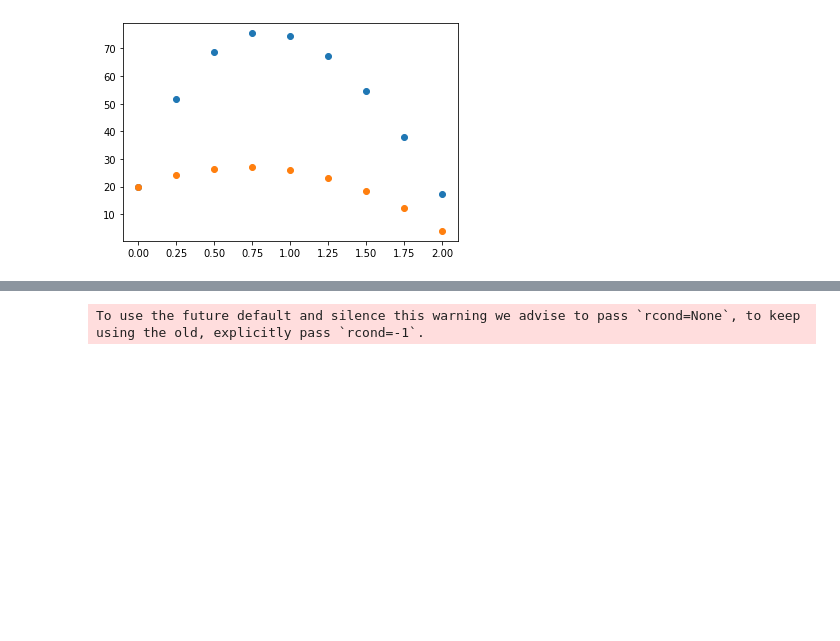
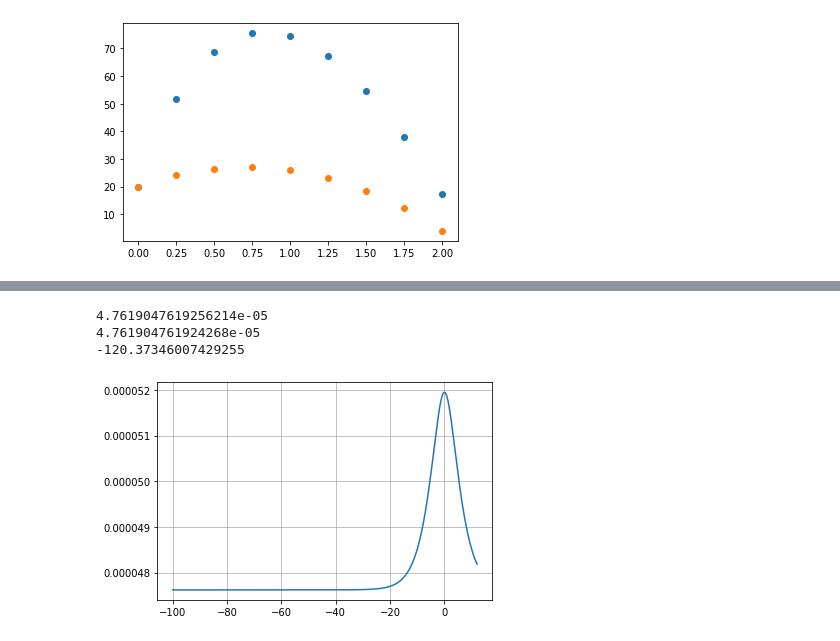
Before and after one commit to Riladavin/SystemOfComputerMathematics, a Jupyter notebook: SCM.ipynb, the cells around one changed output, grey strips where cells are left out. Cells and saved outputs as stored; diff of their text form; code cells hidden in the pictures; blank space fills up the shorter version.

```diff
--- a/SCM.ipynb
+++ b/SCM.ipynb
@@ -46,7 +46,8 @@ from scipy.optimize import minimize_scalar
 def f(_lambda, C, x):
     return C[0] + C[1] * x + C[2] * (x ** 2) + C[3] * (np.e ** (_lambda * x))
 
-def solve_1(_lambda):
+
+def get_lstsq(_lambda, y_test):
     #Создаём матрицу
     A =  np.ones((m, 4), dtype=float)
     A[:, 1] = x_test
@@ -54,26 +55,27 @@ def solve_1(_lambda):
     A[:, 3] = np.e ** (_lambda * x_test)
 
     #Используем метод наименьших квадратов
-    C = np.linalg.lstsq(A, y_test1)[0]
+    return np.linalg.lstsq(A, y_test)[0]
 
+
+def solve_1(_lambda):
+    C = get_lstsq(_lambda, y_test1)
+
+    #Выячисляем значения функции на нашей выборке
     y_approxymated = f(_lambda, C, x_test)
 
     return np.sum((y_approxymated - y_test1) ** 2)
 
 
-def solve_2(_lambda):
-    #Создаём матрицу
-    A =  np.ones((m, 4), dtype=float)
-    A[:, 1] = x_test
-    A[:, 2] = x_test ** 2
-    A[:, 3] = np.e ** (_lambda * x_test)
+x_graph = np.arange(-100, 12, .01, dtype = float)
+y_graph = []
+for x in x_graph:
+    y_graph.append(solve_2(x))
 
-    #Используем метод наименьших квадратов
-    C = np.linalg.lstsq(A, y_test2)[0]
+print(y_graph[50])
+print(y_graph[100])
 
-    y_approxymated = f(_lambda, C, x_test)
-
-    return np.sum((y_approxymated - y_test2) ** 2)
-
-_lambda = minimize_scalar(solve_1, bounds=[-10, 10], method='bounded')['x']
+plt.grid()
+plt.plot(x_graph, y_graph)
+print(_lambda)
 # %% [output]
@@ -81 +84,4 @@ _lambda = minimize_scalar(solve_1, bounds=[-10, 10], method='bounded')['x']
-To use the future default and silence this warning we advise to pass `rcond=None`, to keep using the old, explicitly pass `rcond=-1`.
+4.7619047619256214e-05
+4.761904761924268e-05
+-120.37346007429255
+[figure, added]
```
Also changed, not shown: parts of 6 cells of this notebook.
